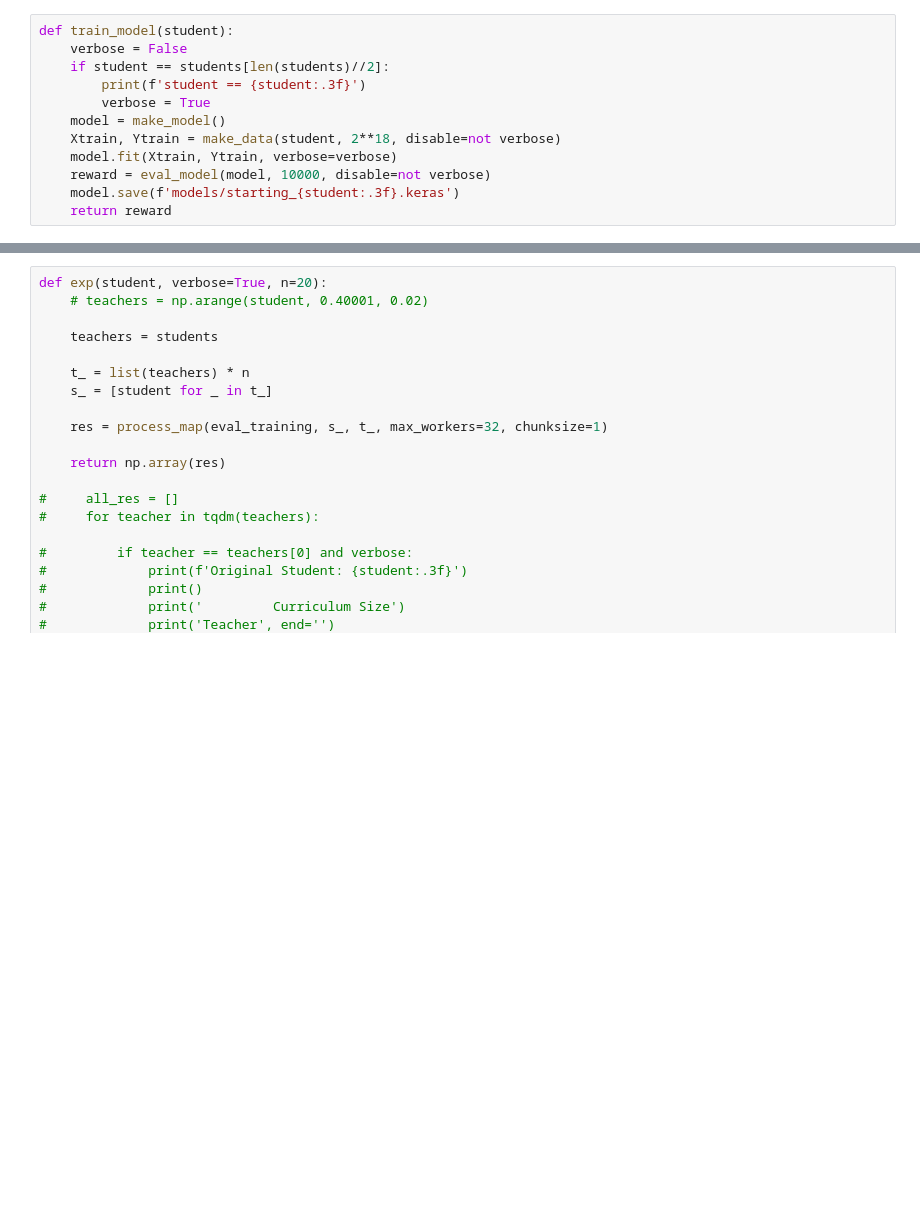
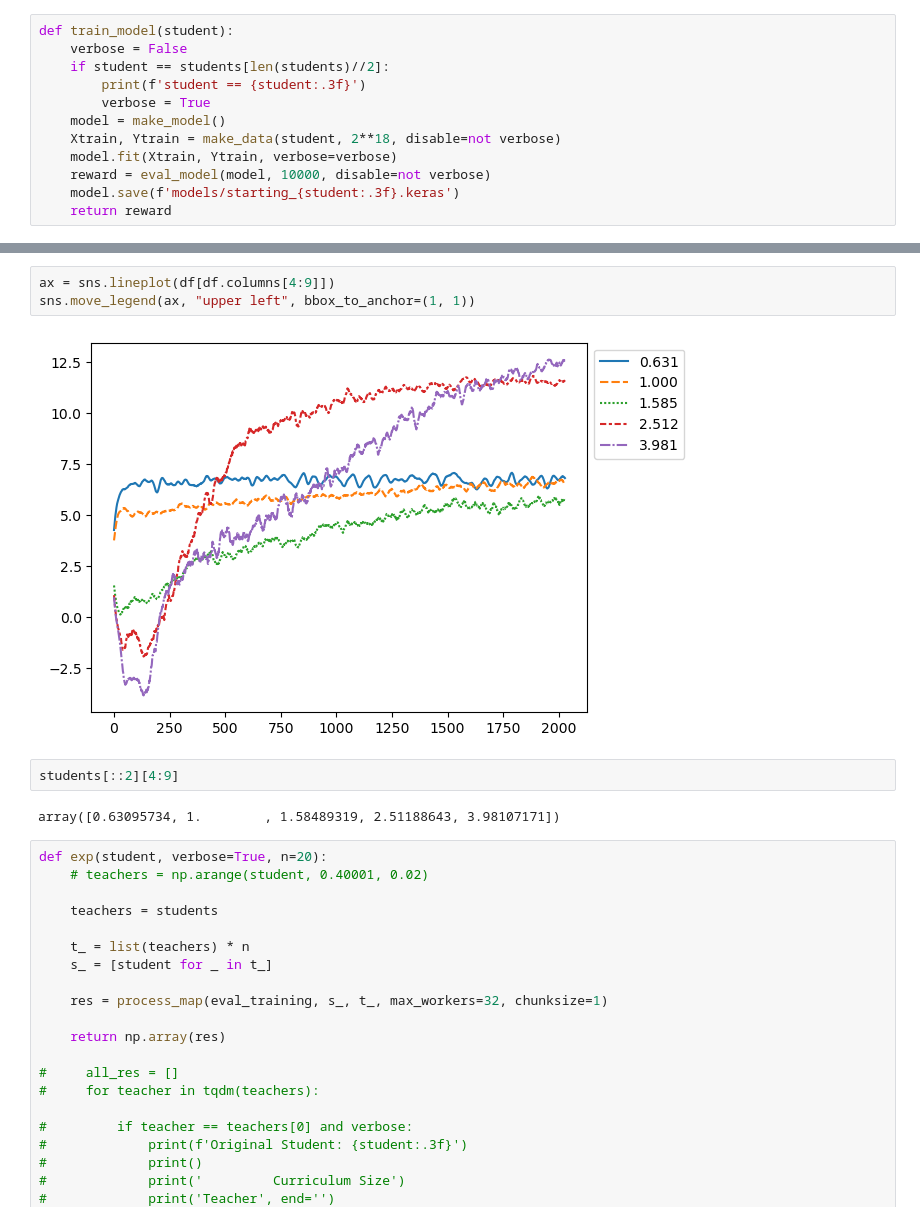
Before and after one commit to saumikn/gymnasium-test, a Jupyter notebook: tree.ipynb, the cells around one changed output, grey strips where cells are left out. Saved outputs shown, nothing was run; the diff lists cells and outputs as text; blank space fills up the shorter version.

```diff
--- a/tree.ipynb
+++ b/tree.ipynb
@@ -244,3 +387,12 @@ def eval_training(student, teacher, verbose=False):
+# %%
+ax = sns.lineplot(df[df.columns[4:9]])
+sns.move_legend(ax, "upper left", bbox_to_anchor=(1, 1))
+# %% [output]
+[figure, added]
+# %%
+students[::2][4:9]
+# %% [output]
+array([0.63095734, 1.        , 1.58489319, 2.51188643, 3.98107171])
 # %%
 def exp(student, verbose=True, n=20):
     # teachers = np.arange(student, 0.40001, 0.02)
```
Also changed, not shown: parts of 33 cells of this notebook.
